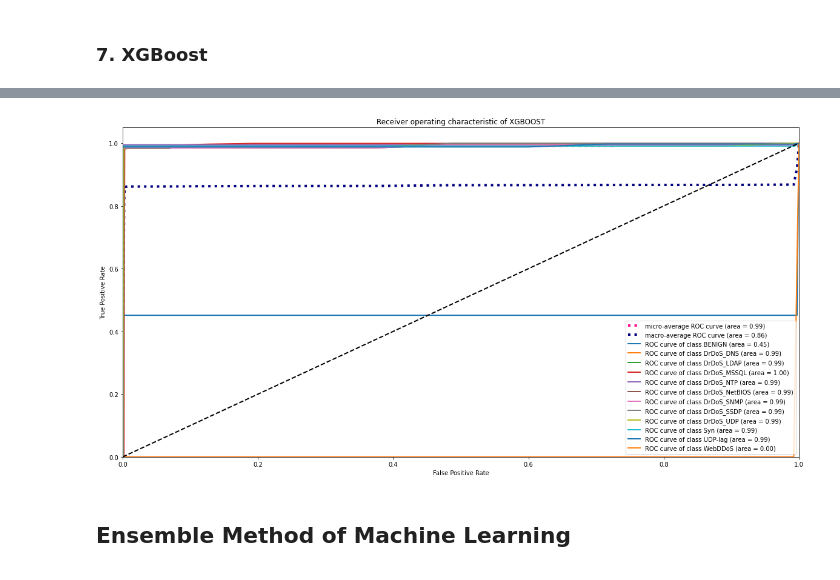
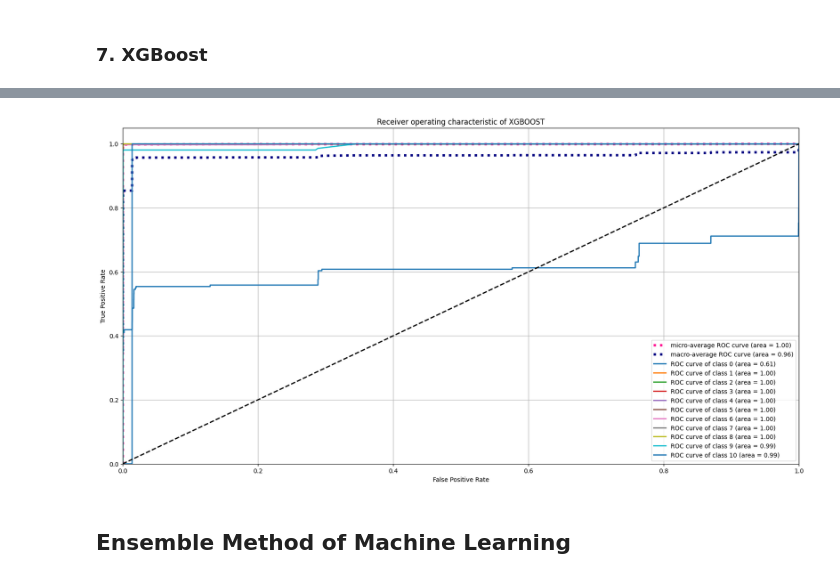
Before and after one commit to chandantm2002/DDoS-Cyber-Threat-Detection-, a Jupyter notebook: majority_voting_classifier.ipynb, the cells around one changed output, grey strips where cells are left out. Cells and saved outputs as stored; diff of their text form; code cells hidden in the pictures.

```diff
--- a/majority_voting_classifier.ipynb
+++ b/majority_voting_classifier.ipynb
@@ -971,9 +1037,8 @@ LSTM Confusion:
 # %%
-# RoC Curve
 title = 'Receiver operating characteristic of XGBOOST'
-RoC_Curve(gradinet_boost, X_test_std_20, y_test_20, title)
+RoC_Curve_Fixed(gradinet_boost, X_test_std_20, y_test_20, title)
 # %% [output]
-[figure, old version]
+[figure, new version]
 # %% [markdown]
 ## Ensemble Method of Machine Learning
 # %%
```
Also changed, not shown: parts of 22 cells of this notebook.
